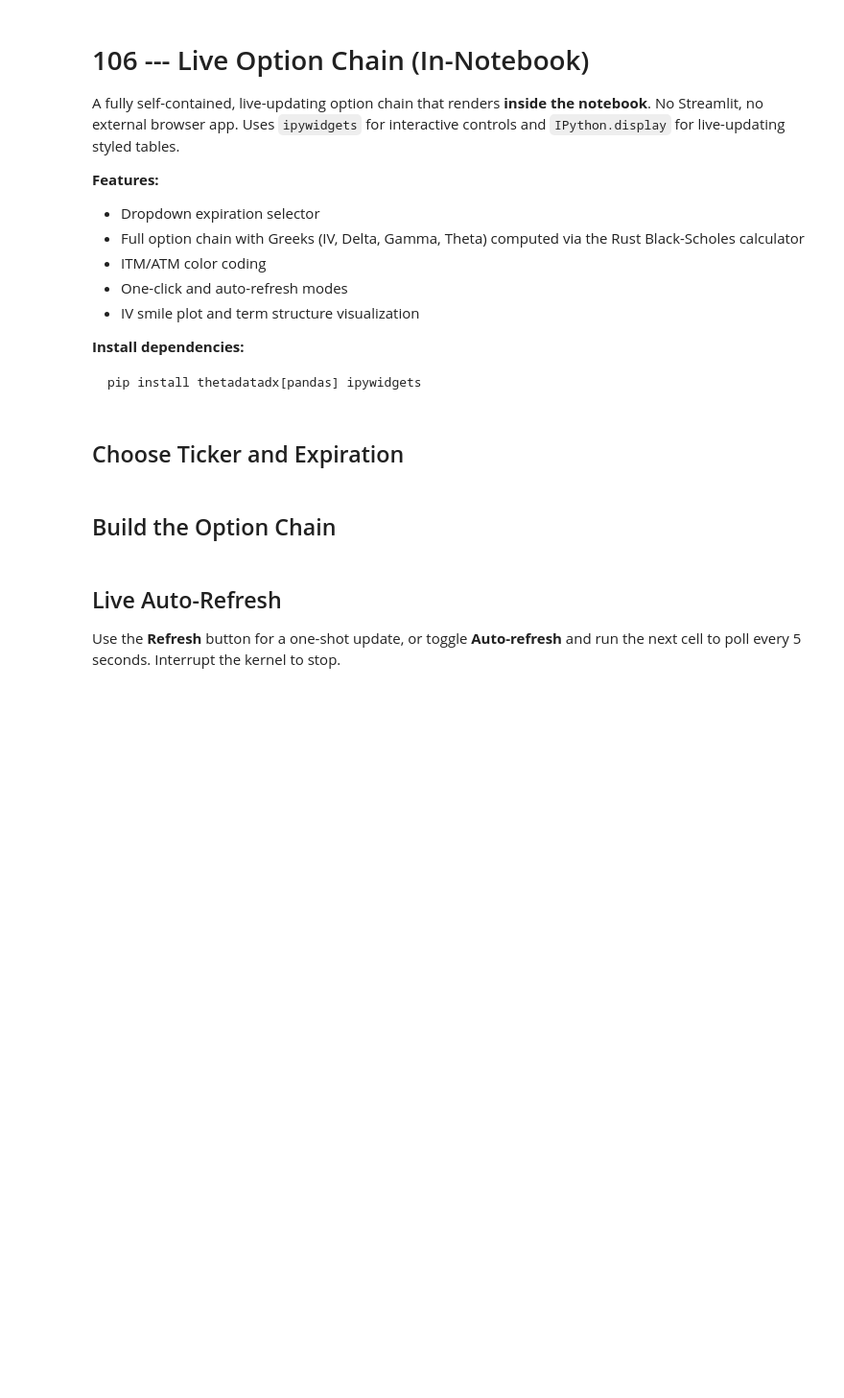
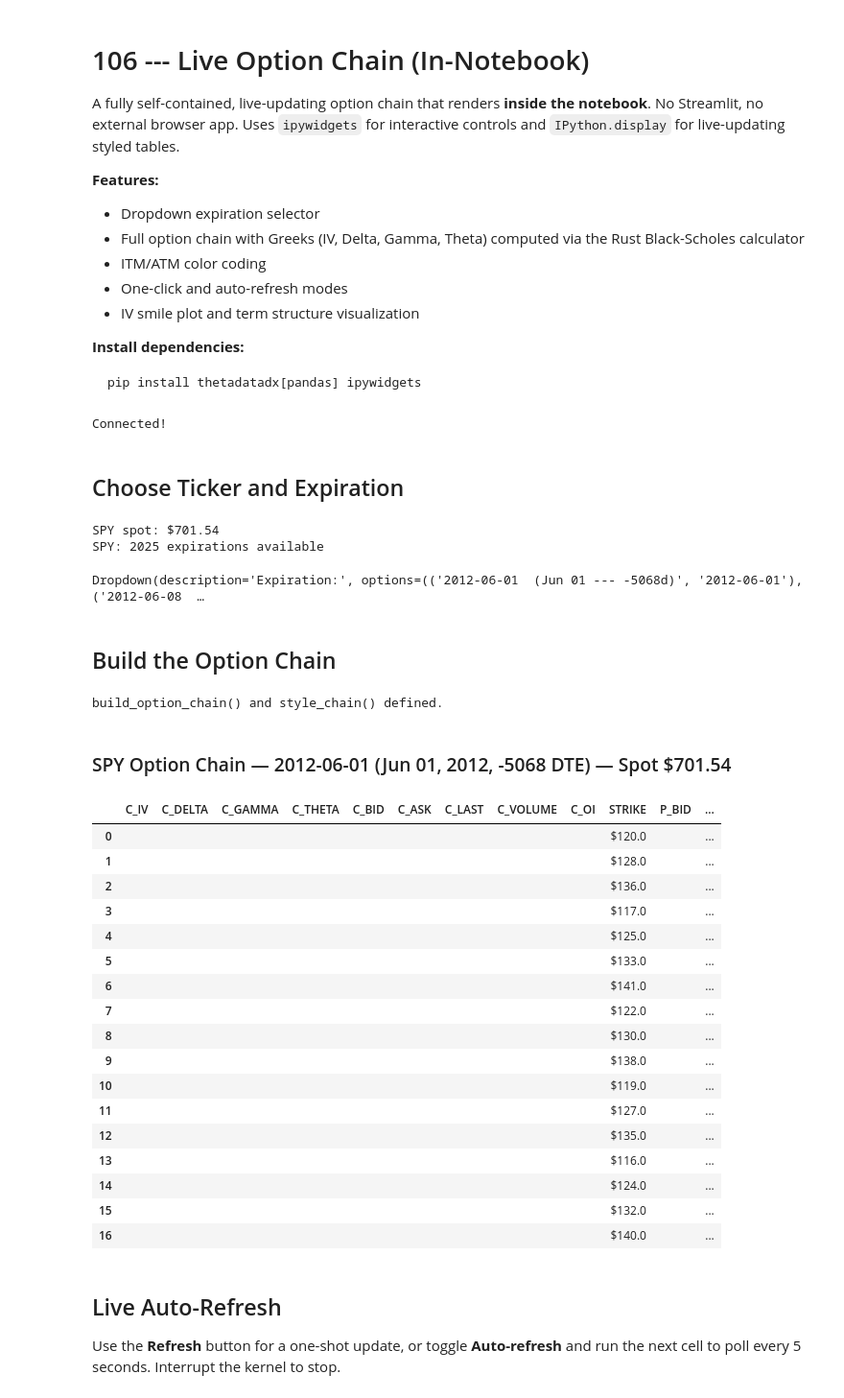
Before and after one commit to userFRM/ThetaDataDx, a Jupyter notebook: notebooks/106_live_option_chain.ipynb, the cells around one changed output. Shown at 96% size. Cells and saved outputs as stored; diff of their text form; code cells hidden in the pictures; blank space fills up the shorter version.

```diff
--- a/notebooks/106_live_option_chain.ipynb
+++ b/notebooks/106_live_option_chain.ipynb
@@ -27,9 +27,11 @@ import time
 import warnings
 warnings.filterwarnings('ignore')
 
-creds = Credentials("your_email@example.com", "your_password")
+creds = Credentials.from_file("creds.txt")
 tdx = ThetaDataDx(creds, Config.production())
 print("Connected!")
+# %% [output]
+Connected!
 # %% [markdown]
 ## Choose Ticker and Expiration
 # %%
@@ -37,7 +39,7 @@ ticker = "SPY"
 
 # Fetch spot price
 spot_snap = tdx.stock_snapshot_ohlc([ticker])
-spot = spot_snap[0]["close"] if spot_snap else 0.0
+spot = spot_snap["close"][0] if spot_snap else 0.0
 print(f"{ticker} spot: ${spot:.2f}")
 
 # Fetch expirations and build readable labels
@@ -46,7 +48,7 @@ today = datetime.now()
 
 exp_labels = []
 for exp_str in expirations[:20]:
-    exp_dt = datetime.strptime(exp_str, "%Y%m%d")
+    exp_dt = datetime.strptime(exp_str.replace("-", ""), "%Y%m%d")
     dte = (exp_dt - today).days
     exp_labels.append(f"{exp_str}  ({exp_dt.strftime('%b %d')} --- {dte}d)")
 
@@ -59,6 +61,10 @@ exp_dropdown = widgets.Dropdown(
     style={"description_width": "initial"},
 )
 display(exp_dropdown)
+# %% [output]
+SPY spot: $701.54
+SPY: 2025 expirations available
+Dropdown(description='Expiration:', options=(('2012-06-01  (Jun 01 --- -5068d)', '2012-06-01'), ('2012-06-08  …
 # %% [markdown]
 ## Build the Option Chain
 # %%
@@ -69,7 +75,7 @@ DIV_YIELD = 0.013
 def build_option_chain(ticker, expiration, spot_price, num_strikes=20):
     """Fetch quotes for calls and puts, compute Greeks, return DataFrame."""
 
-    exp_dt = datetime.strptime(expiration, "%Y%m%d")
+    exp_dt = datetime.strptime(expiration.replace("-", ""), "%Y%m%d")
     dte = (exp_dt - datetime.now()).days
     tte = max(dte / 365.0, 1 / 365.0)
 
@@ -79,7 +85,7 @@ def build_option_chain(ticker, expiration, spot_price, num_strikes=20):
         return pd.DataFrame()
 
     # ThetaData strikes are stored as integer strings (strike * 1000)
-    strike_pairs = [(s, float(s) / 1000) for s in all_strikes]
+    strike_pairs = [(s, float(s)) for s in all_strikes]
 
     # Filter to N strikes around ATM
     atm_idx = min(range(len(strike_pairs)), key=lambda i: abs(strike_pairs[i][1] - spot_price))
@@ -99,8 +105,8 @@ def build_option_chain(ticker, expiration, spot_price, num_strikes=20):
             try:
                 quote = tdx.option_snapshot_quote(ticker, expiration, strike_str, right)
                 if quote:
-                    bid = quote[0]["bid"]
-                    ask = quote[0]["ask"]
+                    bid = quote["bid"][0]
+                    ask = quote["ask"][0]
                     mid = (bid + ask) / 2
                 else:
                     bid = ask = mid = np.nan
@@ -113,8 +119,8 @@ def build_option_chain(ticker, expiration, spot_price, num_strikes=20):
             # Last trade
             try:
                 trade = tdx.option_snapshot_trade(ticker, expiration, strike_str, right)
-                row[f"{prefix}last"] = trade[0]["price"] if trade else np.nan
-                row[f"{prefix}volume"] = trade[0].get("size", 0) if trade else 0
+                row[f"{prefix}last"] = trade["price"][0] if trade else np.nan
+                row[f"{prefix}volume"] = trade.get("size", [0])[0] if trade else 0
             except Exception:
                 row[f"{prefix}last"] = np.nan
                 row[f"{prefix}volume"] = 0
@@ -123,7 +129,7 @@ def build_option_chain(ticker, expiration, spot_price, num_strikes=20):
             try:
                 oi_data = tdx.option_snapshot_open_interest(ticker, expiration, strike_str, right)
                 if oi_data:
-                    oi_val = oi_data[0].get("open_interest", 0)
+                    oi_val = oi_data.get("open_interest", [0])[0]
                     if isinstance(oi_val, dict):
                         oi_val = oi_val.get("value", 0)
                     row[f"{prefix}oi"] = int(oi_val) if oi_val else 0
@@ -233,17 +239,39 @@ def style_chain(df, spot_price):
 
 
 print("build_option_chain() and style_chain() defined.")
+# %% [output]
+build_option_chain() and style_chain() defined.
 # %%
 chain = build_option_chain(ticker, exp_dropdown.value, spot)
-exp_dt = datetime.strptime(exp_dropdown.value, "%Y%m%d")
+exp_dt = datetime.strptime(exp_dropdown.value.replace("-", ""), "%Y%m%d")
 dte = (exp_dt - datetime.now()).days
 
 display(HTML(
     f"<h3>{ticker} Option Chain &mdash; {exp_dropdown.value} "
     f"({exp_dt.strftime('%b %d, %Y')}, {dte} DTE) &mdash; "
     f"Spot ${spot:.2f}</h3>"
 ))
 display(style_chain(chain, spot))
+# %% [output]
+SPY Option Chain — 2012-06-01 (Jun 01, 2012, -5068 DTE) — Spot $701.54
+|  | C_IV | C_DELTA | C_GAMMA | C_THETA | C_BID | C_ASK | C_LAST | C_VOLUME | C_OI | STRIKE | P_BID | ... |
+| 0 |  |  |  |  |  |  |  |  |  | $120.0 |  | ... |
+| 1 |  |  |  |  |  |  |  |  |  | $128.0 |  | ... |
+| 2 |  |  |  |  |  |  |  |  |  | $136.0 |  | ... |
+| 3 |  |  |  |  |  |  |  |  |  | $117.0 |  | ... |
+| 4 |  |  |  |  |  |  |  |  |  | $125.0 |  | ... |
+| 5 |  |  |  |  |  |  |  |  |  | $133.0 |  | ... |
+| 6 |  |  |  |  |  |  |  |  |  | $141.0 |  | ... |
+| 7 |  |  |  |  |  |  |  |  |  | $122.0 |  | ... |
+| 8 |  |  |  |  |  |  |  |  |  | $130.0 |  | ... |
+| 9 |  |  |  |  |  |  |  |  |  | $138.0 |  | ... |
+| 10 |  |  |  |  |  |  |  |  |  | $119.0 |  | ... |
+| 11 |  |  |  |  |  |  |  |  |  | $127.0 |  | ... |
+| 12 |  |  |  |  |  |  |  |  |  | $135.0 |  | ... |
+| 13 |  |  |  |  |  |  |  |  |  | $116.0 |  | ... |
+| 14 |  |  |  |  |  |  |  |  |  | $124.0 |  | ... |
+| 15 |  |  |  |  |  |  |  |  |  | $132.0 |  | ... |
+| 16 |  |  |  |  |  |  |  |  |  | $140.0 |  | ... |
 # %% [markdown]
 ## Live Auto-Refresh
 
```
Also changed, not shown: parts of 3 cells of this notebook, 6 other files.
